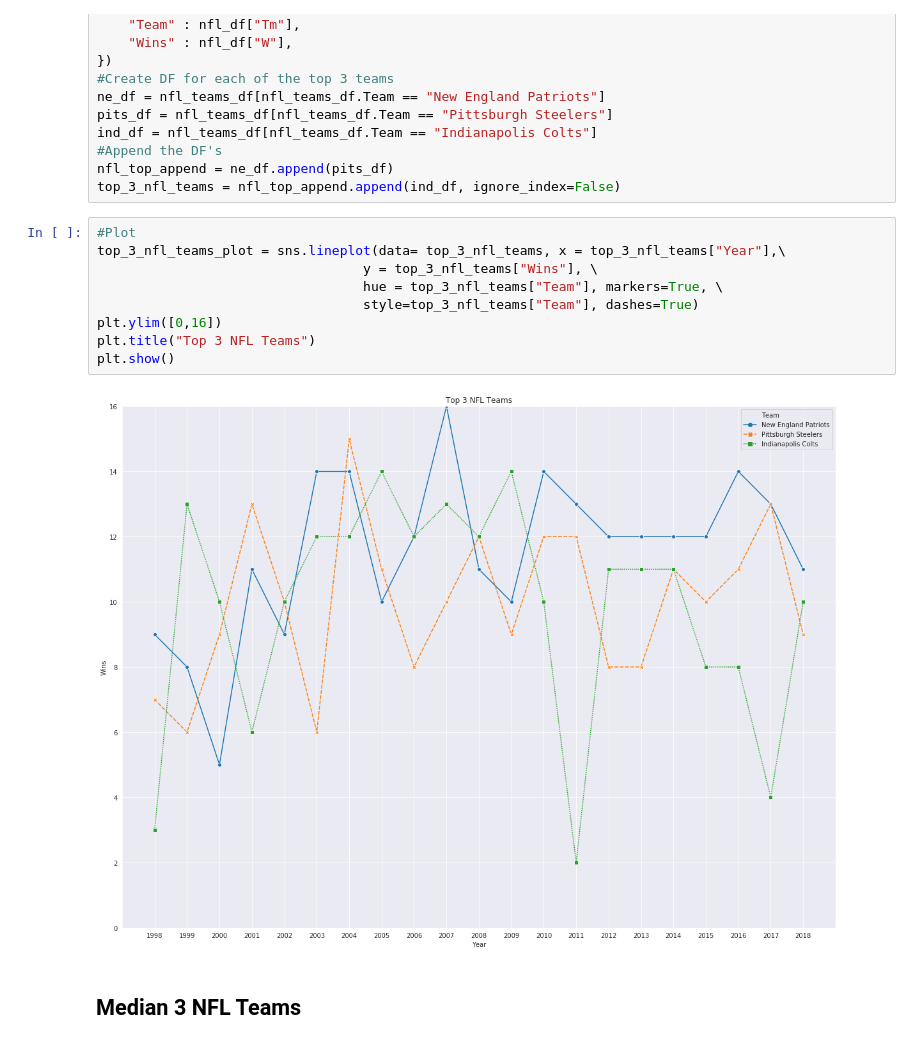
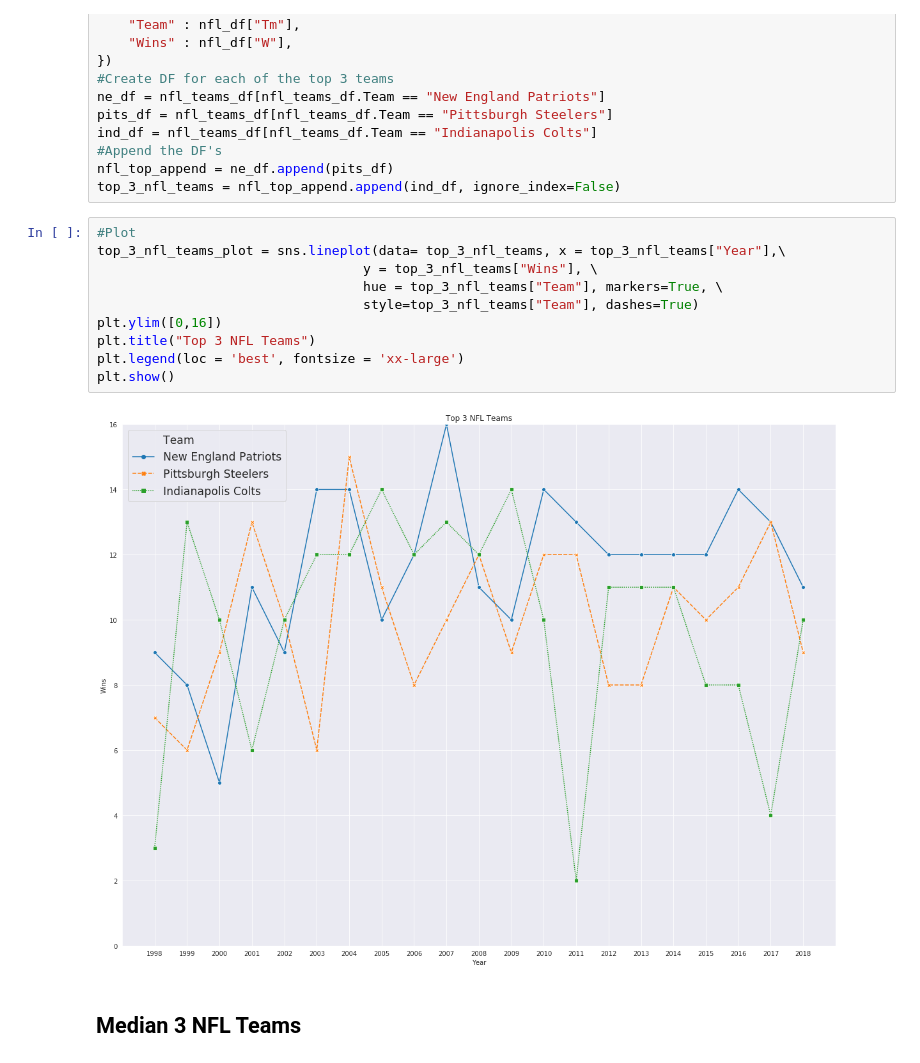
Before and after one commit to Git-hSin/TeamPerformanceCommImpact, a Jupyter notebook: tim_sports/tim_sports.ipynb, the cells around one changed output. Cells and saved outputs as stored; diff of their text form.

Commit message:
Formatted the legends of the plots

```diff
--- a/tim_sports/tim_sports.ipynb
+++ b/tim_sports/tim_sports.ipynb
@@ -311,14 +314,15 @@ top_3_nfl_teams = nfl_top_append.append(ind_df, ignore_index=False)
 # %%
 #Plot
 top_3_nfl_teams_plot = sns.lineplot(data= top_3_nfl_teams, x = top_3_nfl_teams["Year"],\
                                   y = top_3_nfl_teams["Wins"], \
                                   hue = top_3_nfl_teams["Team"], markers=True, \
                                   style=top_3_nfl_teams["Team"], dashes=True)
 plt.ylim([0,16])
 plt.title("Top 3 NFL Teams")
+plt.legend(loc = 'best', fontsize = 'xx-large')
 plt.show()
 # %% [output]
-[figure, old version]
+[figure, new version]
 # %% [markdown]
 ##  Median 3 NFL Teams
 # %%
```
Also changed, not shown: parts of 8 cells of this notebook.
